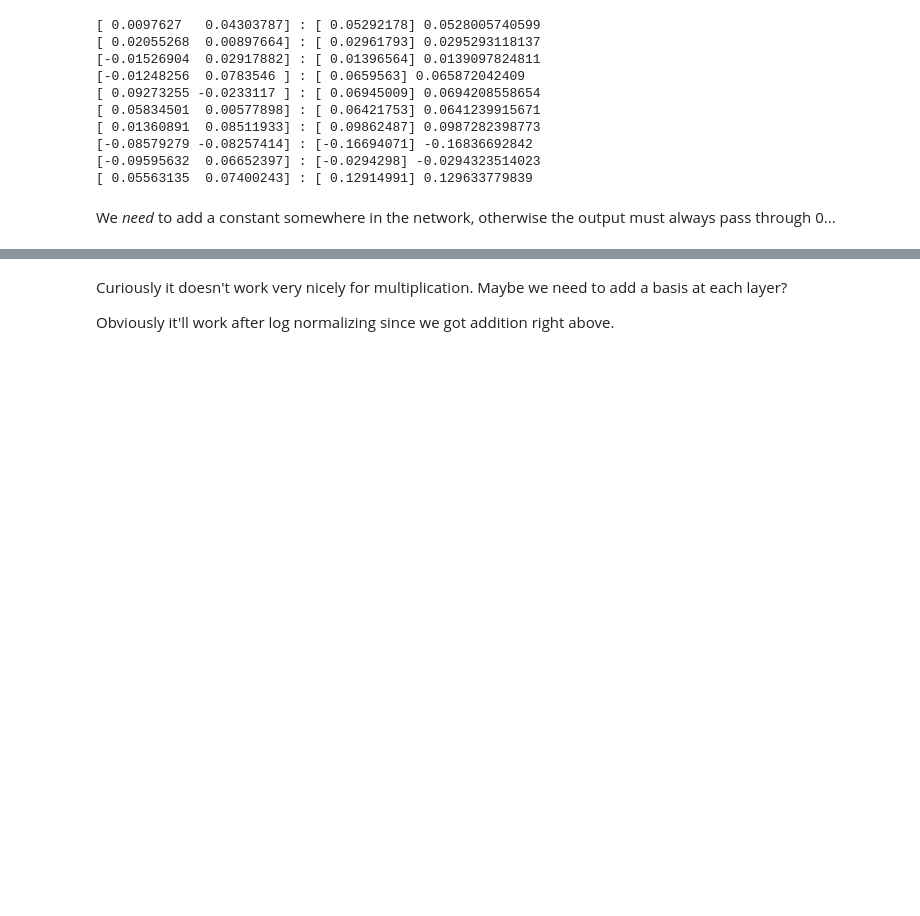
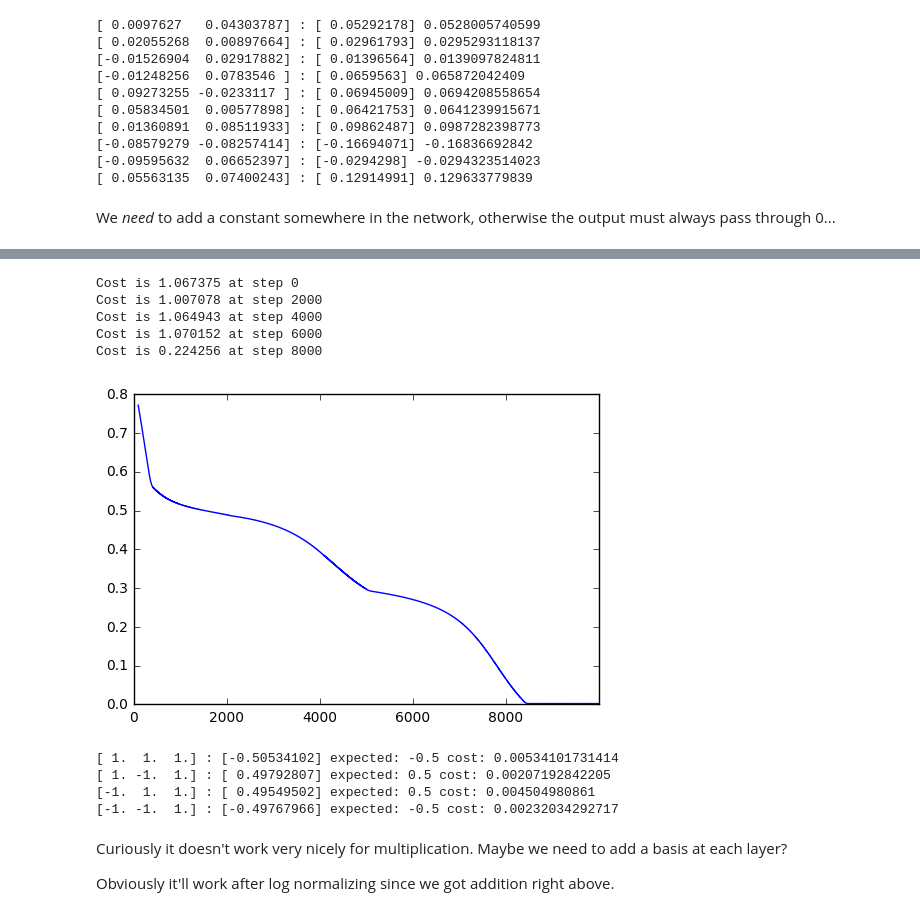
Before and after one commit to csiz/deep, a Jupyter notebook: numpy_net.ipynb, the cells around one changed output, grey strips where cells are left out. Drawn from its saved outputs; the diff is of its cells as text; code cells hidden in the pictures; blank space fills up the shorter version.

```diff
--- a/numpy_net.ipynb
+++ b/numpy_net.ipynb
@@ -269,3 +269,29 @@ Cost is 0.002749 at step 8000
+# %%
+bools_in = np.array([[+1, +1], [+1, -1], [-1, +1], [-1, -1]], dtype=float)
+xor = lambda a, b: +0.5 if (a >= 0) != (b >= 0) else -0.5
+
+bools_in, xor = add_basis(bools_in, xor)
+
+learned_xor, xor_net, xor_costs = train_net(bools_in, [3, 3, 1], xor)
+
+pd.Series(xor_costs).rolling(100).mean().plot()
+plt.show()
+
+for input in bools_in:
+    out = learned_xor(input)
+    exp_out = xor(*input)
+    print(input, ":", out, "expected:", exp_out, "cost:", cost(out, exp_out))
+# %% [output]
+Cost is 1.067375 at step 0
+Cost is 1.007078 at step 2000
+Cost is 1.064943 at step 4000
+Cost is 1.070152 at step 6000
+Cost is 0.224256 at step 8000
+[figure, added]
+[ 1.  1.  1.] : [-0.50534102] expected: -0.5 cost: 0.00534101731414
+[ 1. -1.  1.] : [ 0.49792807] expected: 0.5 cost: 0.00207192842205
+[-1.  1.  1.] : [ 0.49549502] expected: 0.5 cost: 0.004504980861
+[-1. -1.  1.] : [-0.49767966] expected: -0.5 cost: 0.00232034292717
 # %% [markdown]
 Curiously it doesn't work very nicely for multiplication. Maybe we need to add a basis at each layer?
 
```
Also changed, not shown: parts of 2 cells of this notebook.
